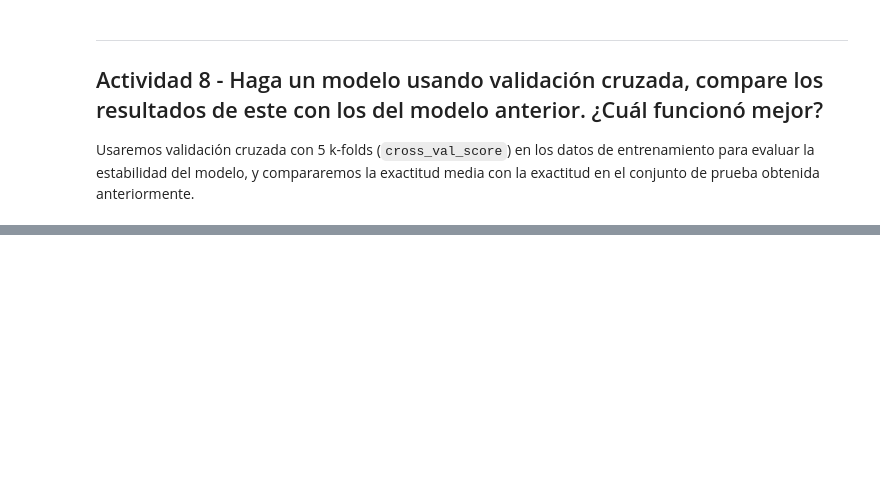
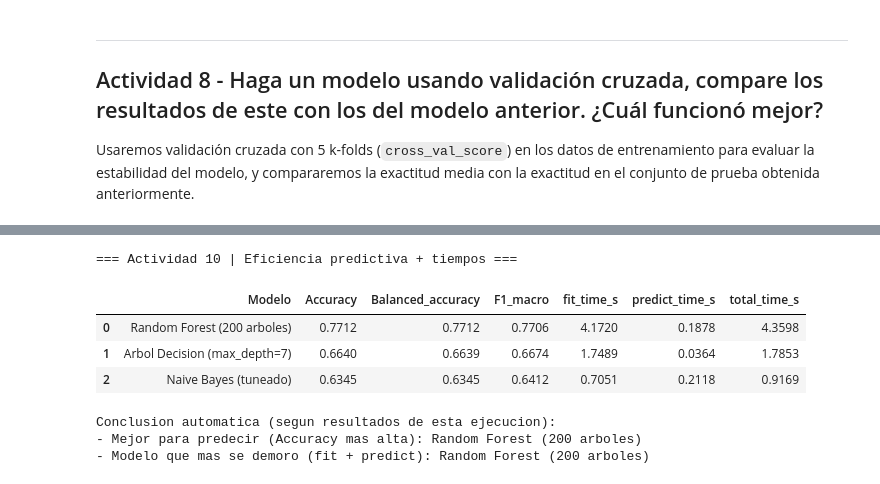
Before and after one commit to jcdiegolopez/MD-LAB05, a Jupyter notebook: main.ipynb, the cells around one changed output, grey strips where cells are left out. Saved outputs shown, nothing was run; the diff lists cells and outputs as text; code cells hidden in the pictures; blank space fills up the shorter version.

Commit message:
actividad  9 y 10

```diff
--- a/main.ipynb
+++ b/main.ipynb
@@ -654,0 +814,57 @@ else:
+# %%
+import time
+from sklearn.tree import DecisionTreeClassifier
+from sklearn.ensemble import RandomForestClassifier
+
+if 'nb_clf_tuned_9' not in globals():
+    raise RuntimeError('Ejecuta primero la celda de la Actividad 9 para obtener nb_clf_tuned_9.')
+
+# Modelos de clasificacion a comparar
+models_10 = {
+    'Naive Bayes (tuneado)': nb_clf_tuned_9,
+    'Arbol Decision (max_depth=7)': DecisionTreeClassifier(max_depth=7, random_state=42),
+    'Random Forest (200 arboles)': RandomForestClassifier(n_estimators=200, random_state=42, n_jobs=-1),
+}
+
+rows_10 = []
+
+for model_name, model_obj in models_10.items():
+    t0 = time.perf_counter()
+    model_obj.fit(X_train, y_cat_train)
+    fit_time = time.perf_counter() - t0
+
+    t1 = time.perf_counter()
+    y_pred = model_obj.predict(X_test)
+    pred_time = time.perf_counter() - t1
+
+    rows_10.append({
+        'Modelo': model_name,
+        'Accuracy': accuracy_score(y_cat_test, y_pred),
+        'Balanced_accuracy': balanced_accuracy_score(y_cat_test, y_pred),
+        'F1_macro': f1_score(y_cat_test, y_pred, average='macro'),
+        'fit_time_s': fit_time,
+        'predict_time_s': pred_time,
+        'total_time_s': fit_time + pred_time,
+    })
+
+comparison_eff_10 = pd.DataFrame(rows_10).round(4)
+comparison_eff_10 = comparison_eff_10.sort_values('Accuracy', ascending=False).reset_index(drop=True)
+
+best_model_10 = comparison_eff_10.loc[0, 'Modelo']
+slowest_model_10 = comparison_eff_10.sort_values('total_time_s', ascending=False).iloc[0]['Modelo']
+
+print('=== Actividad 10 | Eficiencia predictiva + tiempos ===')
+display(comparison_eff_10)
+
+print('\nConclusion automatica (segun resultados de esta ejecucion):')
+print(f'- Mejor para predecir (Accuracy mas alta): {best_model_10}')
+print(f'- Modelo que mas se demoro (fit + predict): {slowest_model_10}')
+# %% [output]
+=== Actividad 10 | Eficiencia predictiva + tiempos ===
+|  | Modelo | Accuracy | Balanced_accuracy | F1_macro | fit_time_s | predict_time_s | total_time_s |
+| 0 | Random Forest (200 arboles) | 0.7712 | 0.7712 | 0.7706 | 4.1720 | 0.1878 | 4.3598 |
+| 1 | Arbol Decision (max_depth=7) | 0.6640 | 0.6639 | 0.6674 | 1.7489 | 0.0364 | 1.7853 |
+| 2 | Naive Bayes (tuneado) | 0.6345 | 0.6345 | 0.6412 | 0.7051 | 0.2118 | 0.9169 |
+Conclusion automatica (segun resultados de esta ejecucion):
+- Mejor para predecir (Accuracy mas alta): Random Forest (200 arboles)
+- Modelo que mas se demoro (fit + predict): Random Forest (200 arboles)
```
Also changed, not shown: parts of 15 cells of this notebook.
